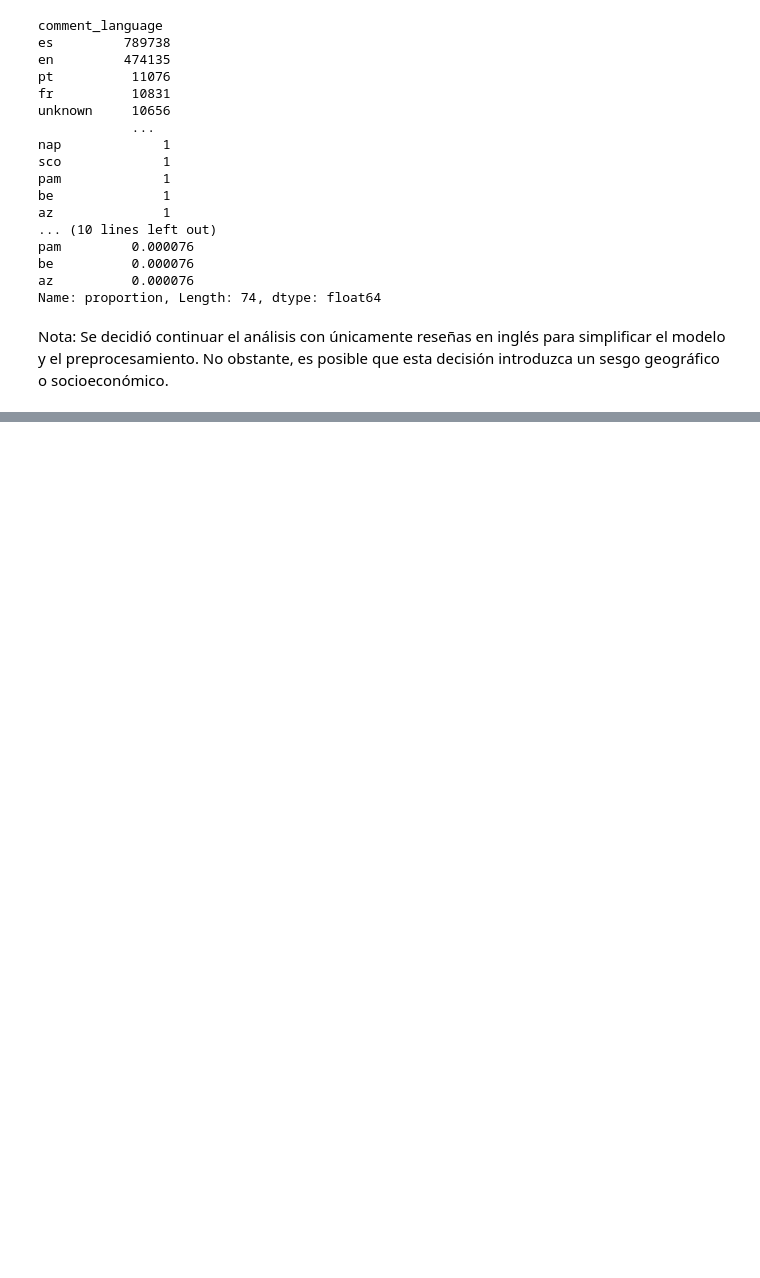
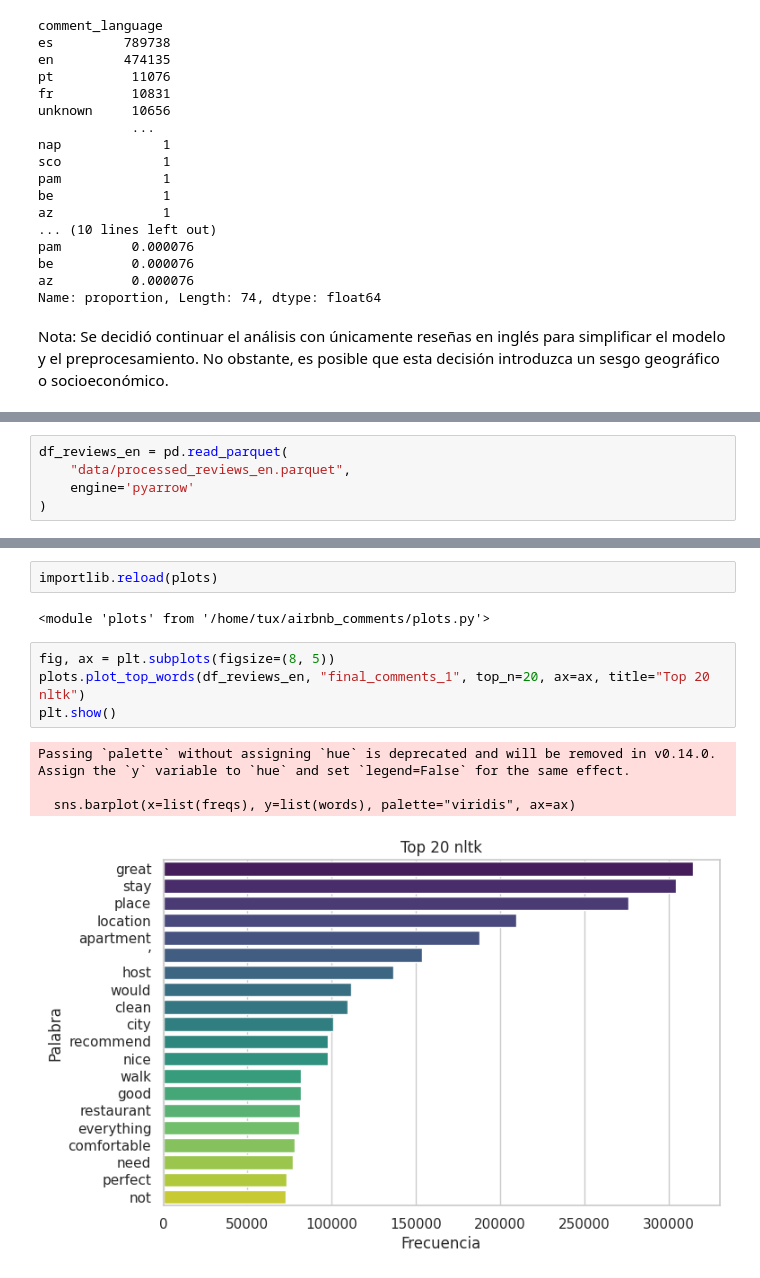
Before and after one commit to jariel17/airbnb_reviews_analysis, a Jupyter notebook: airbnb.ipynb, the cells around one changed output, grey strips where cells are left out. Drawn from its saved outputs; the diff is of its cells as text; blank space fills up the shorter version.

Commit message:
Se agrega el inicio de la vectorización. Se crea un documento .parquet con el texto procesado para agilizar el tiempo. Se agrega el archivo plot para crear visualizaciones.

```diff
--- a/airbnb.ipynb
+++ b/airbnb.ipynb
@@ -177,0 +190,5 @@ Nota: Se decidió continuar el análisis con únicamente reseñas en inglés par
+# %%
+df_reviews_en = pd.read_parquet(
+    "data/processed_reviews_en.parquet",
+    engine='pyarrow'
+)
@@ -177,0 +211,13 @@ Nota: Se decidió continuar el análisis con únicamente reseñas en inglés par
+# %%
+importlib.reload(plots)
+# %% [output]
+<module 'plots' from '/home/tux/airbnb_comments/plots.py'>
+# %%
+fig, ax = plt.subplots(figsize=(8, 5))
+plots.plot_top_words(df_reviews_en, "final_comments_1", top_n=20, ax=ax, title="Top 20 nltk")
+plt.show()
+# %% [output]
+Passing `palette` without assigning `hue` is deprecated and will be removed in v0.14.0. Assign the `y` variable to `hue` and set `legend=False` for the same effect.
+
+  sns.barplot(x=list(freqs), y=list(words), palette="viridis", ax=ax)
+[figure, added]
```
Also changed, not shown: parts of 19 cells of this notebook, 3 other files.
